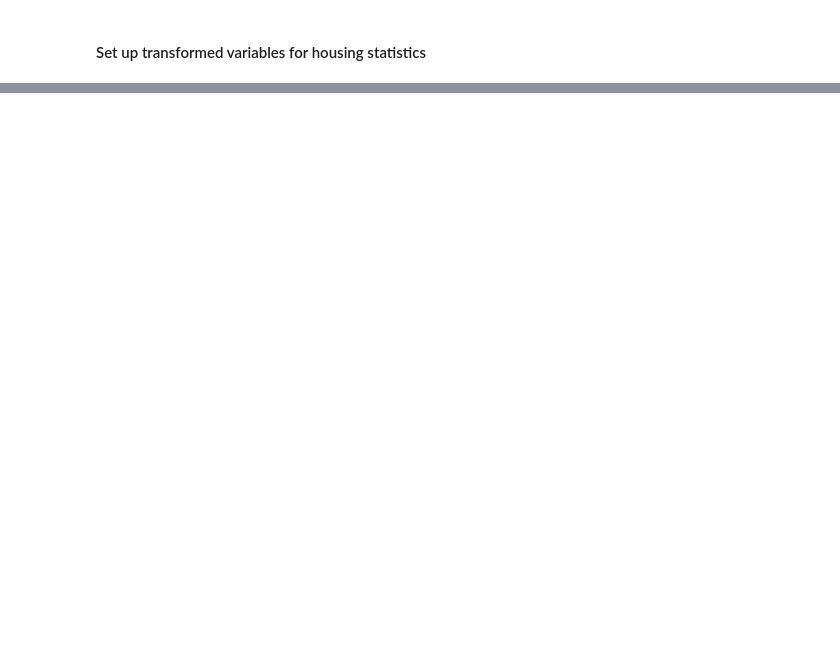
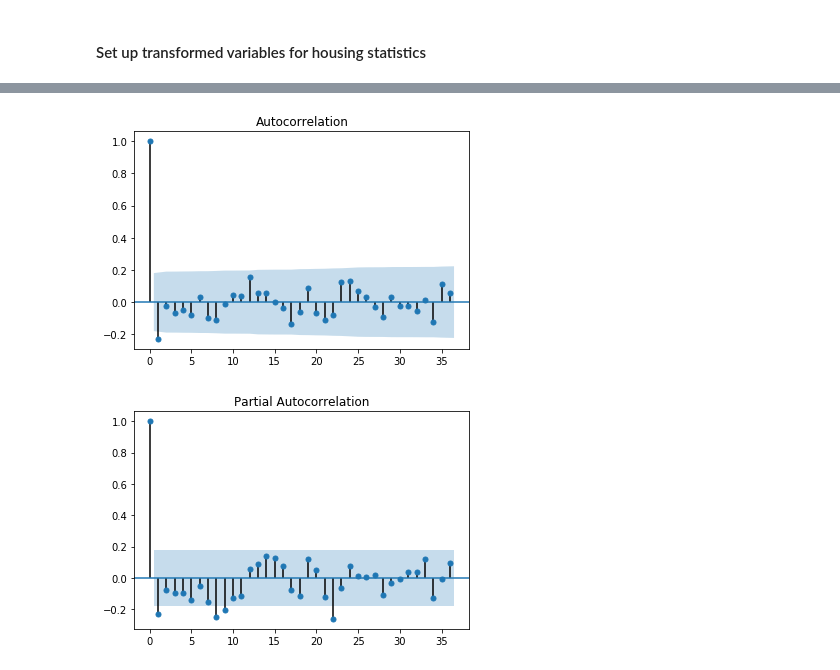
Before and after one commit to iuniorhsiung/mod4_project_DC_housing_price, a Jupyter notebook: python_folder/python file/Data_cleaning_house_price.ipynb, the cells around one changed output, grey strips where cells are left out. Saved outputs shown, nothing was run; the diff lists cells and outputs as text; code cells hidden in the pictures; blank space fills up the shorter version.

```diff
--- a/python_folder/python file/Data_cleaning_house_price.ipynb
+++ b/python_folder/python file/Data_cleaning_house_price.ipynb
@@ -209,0 +175,9 @@ plt.show()
+# %%
+#plt.subplot(2, 1, 1)
+plot_acf(df["Median Sale Price MoM"], lags=36)
+plot_pacf(df["Median Sale Price MoM"], lags=36)
+
+plt.show()
+# %% [output]
+[figure, added]
+[figure, added]
```
Also changed, not shown: parts of 16 cells of this notebook, 2 other files.
